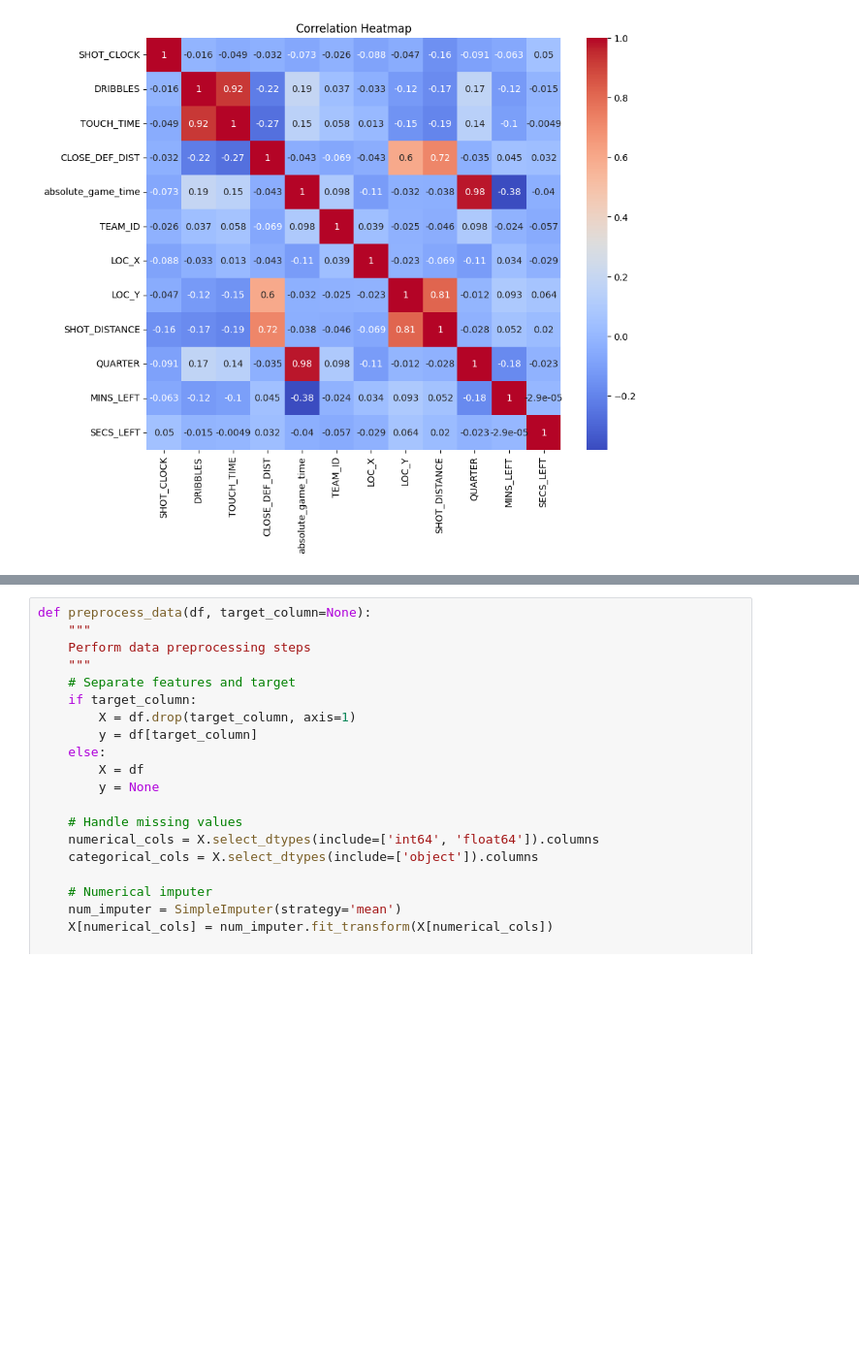
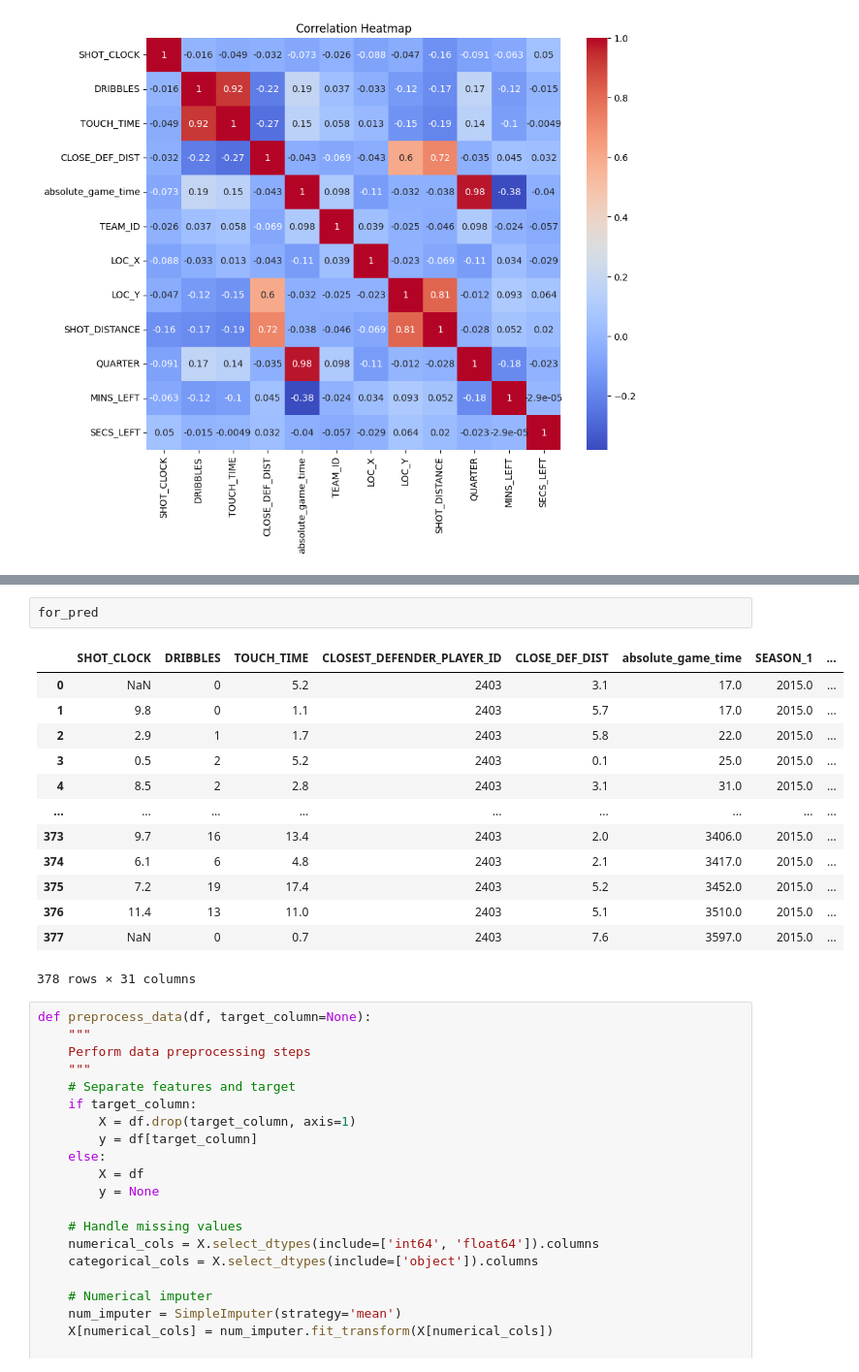
Before and after one commit to BigBabik/Shotpred, a Jupyter notebook: notebooks/dataworks.ipynb, the cells around one changed output, grey strips where cells are left out. Shown at 97% size. Cells and saved outputs as stored; diff of their text form; blank space fills up the shorter version.

Commit message:
starting to write functions for data analysis. found bug in defender height join

```diff
--- a/notebooks/dataworks.ipynb
+++ b/notebooks/dataworks.ipynb
@@ -252,3 +293,19 @@ visualize_distributions(for_pred)
+# %%
+for_pred
+# %% [output]
+|  | SHOT_CLOCK | DRIBBLES | TOUCH_TIME | CLOSEST_DEFENDER_PLAYER_ID | CLOSE_DEF_DIST | absolute_game_time | SEASON_1 | ... |
+| 0 | NaN | 0 | 5.2 | 2403 | 3.1 | 17.0 | 2015.0 | ... |
+| 1 | 9.8 | 0 | 1.1 | 2403 | 5.7 | 17.0 | 2015.0 | ... |
+| 2 | 2.9 | 1 | 1.7 | 2403 | 5.8 | 22.0 | 2015.0 | ... |
+| 3 | 0.5 | 2 | 5.2 | 2403 | 0.1 | 25.0 | 2015.0 | ... |
+| 4 | 8.5 | 2 | 2.8 | 2403 | 3.1 | 31.0 | 2015.0 | ... |
+| ... | ... | ... | ... | ... | ... | ... | ... | ... |
+| 373 | 9.7 | 16 | 13.4 | 2403 | 2.0 | 3406.0 | 2015.0 | ... |
+| 374 | 6.1 | 6 | 4.8 | 2403 | 2.1 | 3417.0 | 2015.0 | ... |
+| 375 | 7.2 | 19 | 17.4 | 2403 | 5.2 | 3452.0 | 2015.0 | ... |
+| 376 | 11.4 | 13 | 11.0 | 2403 | 5.1 | 3510.0 | 2015.0 | ... |
+| 377 | NaN | 0 | 0.7 | 2403 | 7.6 | 3597.0 | 2015.0 | ... |
+378 rows × 31 columns
 # %%
 def preprocess_data(df, target_column=None):
     """
```
Also changed, not shown: parts of 4 cells of this notebook, 1 other file.
